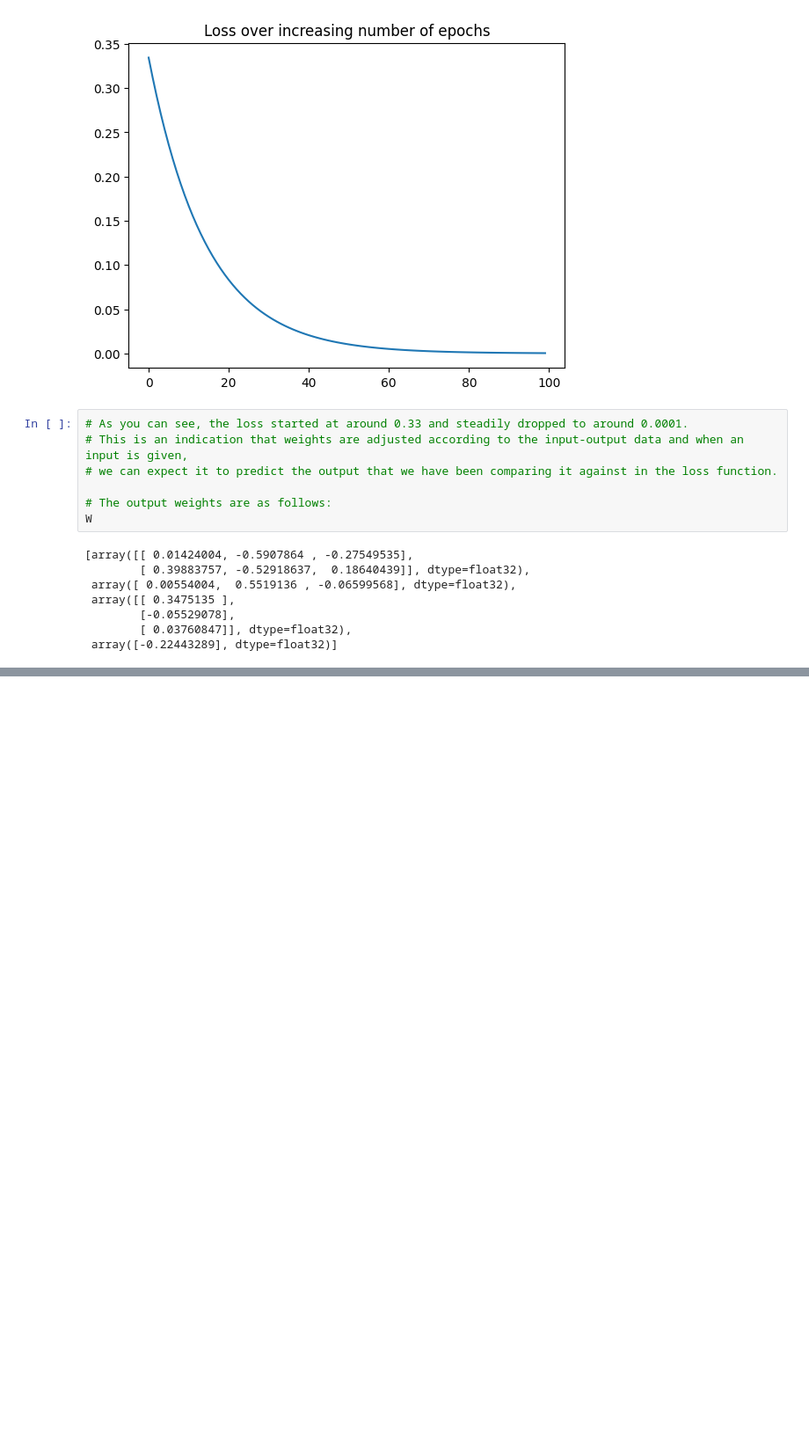
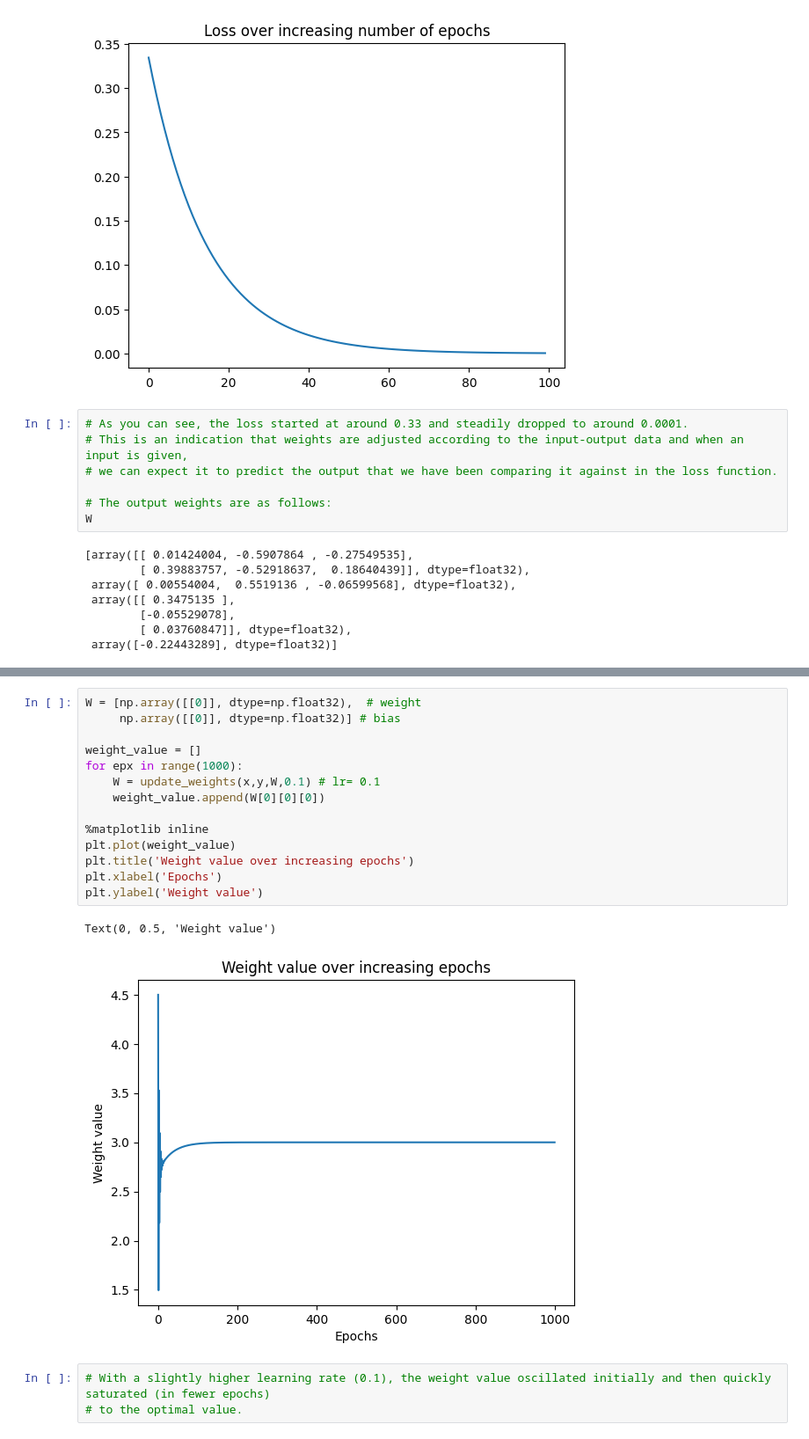
Before and after one commit to afirdousi/vision-ml-step-by-step, a Jupyter notebook: 001-deep-learning-basics.ipynb, the cells around one changed output, grey strips where cells are left out. Shown at 88% size. Drawn from its saved outputs; the diff is of its cells as text; blank space fills up the shorter version.

```diff
--- a/001-deep-learning-basics.ipynb
+++ b/001-deep-learning-basics.ipynb
@@ -464,0 +539,20 @@ W
+# %%
+W = [np.array([[0]], dtype=np.float32),  # weight
+     np.array([[0]], dtype=np.float32)] # bias
+
+weight_value = []
+for epx in range(1000):
+    W = update_weights(x,y,W,0.1) # lr= 0.1
+    weight_value.append(W[0][0][0])
+
+%matplotlib inline
+plt.plot(weight_value)
+plt.title('Weight value over increasing epochs')
+plt.xlabel('Epochs')
+plt.ylabel('Weight value')
+# %% [output]
+Text(0, 0.5, 'Weight value')
+[figure, added]
+# %%
+# With a slightly higher learning rate (0.1), the weight value oscillated initially and then quickly saturated (in fewer epochs)
+# to the optimal value.
```
Also changed, not shown: parts of 25 cells of this notebook.
